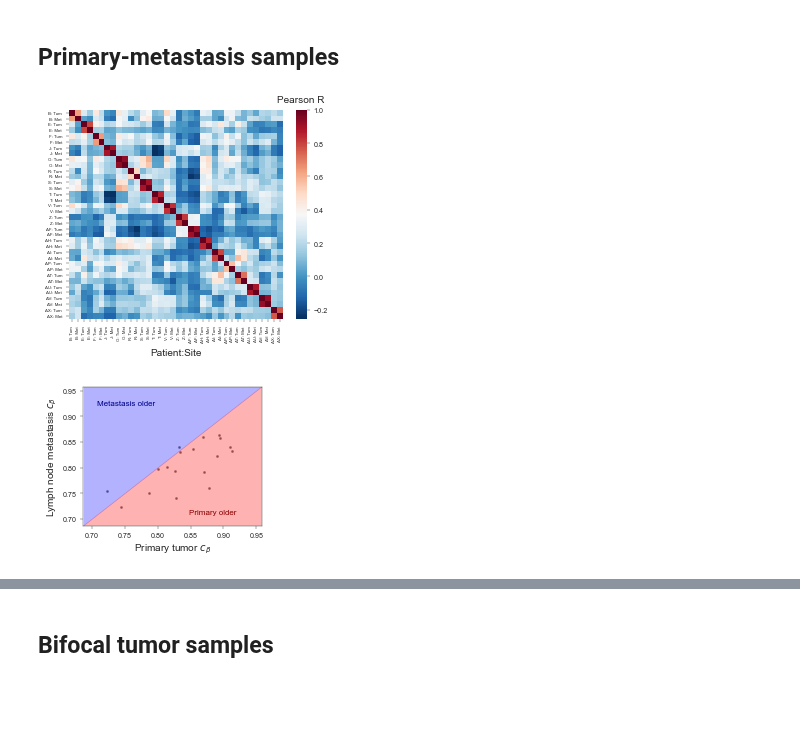
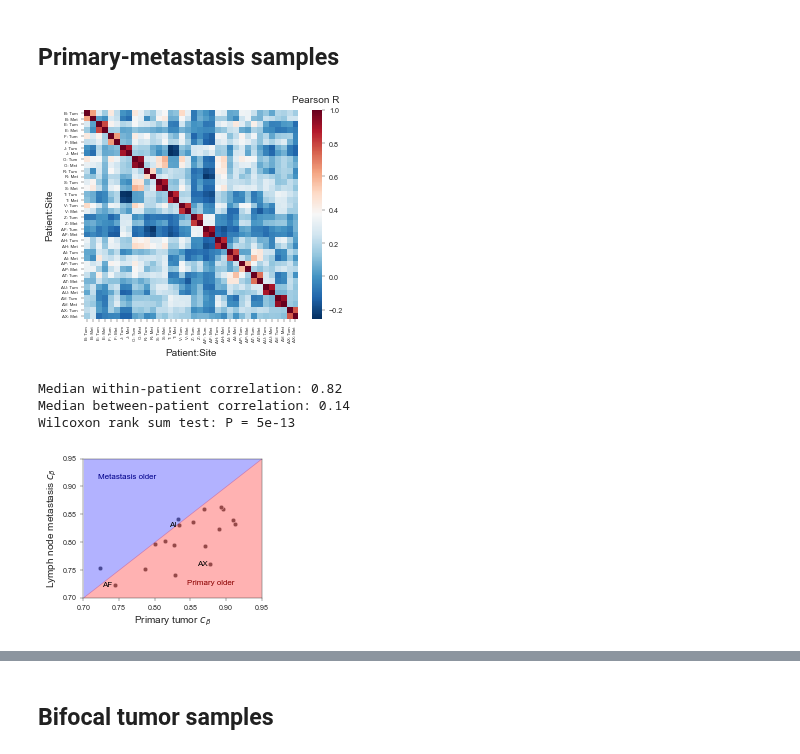
Before and after one commit to danmonyak/EpiClockInvasiveBRCA, a Jupyter notebook: Analysis/Multi-sample.ipynb, the cells around one changed output, grey strips where cells are left out. Cells and saved outputs as stored; diff of their text form; code cells hidden in the pictures; blank space fills up the shorter version.

```diff
--- a/Analysis/Multi-sample.ipynb
+++ b/Analysis/Multi-sample.ipynb
@@ -62,27 +63,59 @@ correlation_df = correlation_df.rename(columns=GSM_to_heatmap_label_mapper).rena
 # %%
 fig, ax = plt.subplots(figsize=square_figsize * 2.4 * sf)
 
 cmap = colormaps['RdBu'].reversed()
 cmap.set_bad('lightgray', 1.)
 sns.heatmap(ax=ax, data=correlation_df, cmap=cmap, cbar_kws={'label':'Pearson R'})
 cbar_ax = ax.figure.axes[-1]
 cbar_ax.yaxis.label.set_size(labelfontsize * sf)
 cbar_ax.tick_params(labelsize=ticksfontsize * sf, width=sf, length=8 * sf)
 
 cbar_ax.set_ylabel(cbar_ax.get_ylabel(), rotation=0)
 cbar_ax.yaxis.set_label_coords(0.4, 1.07)
 
-# ax.set_title('Cohort T4 Intrapatient Methylation Correlation of Primary Tumors and Metastases', fontsize=labelfontsize * sf)
 ax.set_xlabel('Patient:Site', fontsize=labelfontsize * sf)
+ax.set_ylabel('Patient:Site', fontsize=labelfontsize * sf)
 ax.xaxis.set_label_coords(0.5, -0.14)
+ax.yaxis.set_label_coords(-0.14, 0.5)
+
 ax.tick_params(axis='both', labelsize=ticksfontsize * 0.6 * sf, width=sf, length=8 * sf)
 ticks = np.sort(np.concatenate([ax.get_xticks(), ax.get_xticks() + 1]))
 ax.set_xticks(ticks, correlation_df.index)
 ax.set_yticks(ticks, correlation_df.index)
 
 fig.savefig(os.path.join(figure_outdir, 'prim-met_heatmap.pdf'), format='pdf', pad_inches=0.1)
 # %% [output]
-[figure, old version]
+[figure, new version]
+# %%
+## Significant difference between between-patient correlations and same-patient correlations
+
+same_patient_r = []
+diff_patient_r = []
+
+samples = correlation_df.index
+n_samps = len(samples)
+for i in range(n_samps - 1):
+    samp_i = samples[i]
+    patient_i = samp_i.split(':')[0]
+    for j in range(i + 1, n_samps):
+        samp_j = samples[j]
+        patient_j = samp_j.split(':')[0]
+        rvalue = correlation_df.loc[samp_i, samp_j]
+
+        if patient_i == patient_j:
+            same_patient_r.append(rvalue)
+        else:
+            diff_patient_r.append(rvalue)
+
+pvalue = epi_util.ranksums(same_patient_r, diff_patient_r).pvalue
+
+print(f'Median within-patient correlation: {np.median(same_patient_r):.2f}')
+print(f'Median between-patient correlation: {np.median(diff_patient_r):.2f}')
+print(f'Wilcoxon rank sum test: P = {pvalue:.0e}')
+# %% [output]
+Median within-patient correlation: 0.82
+Median between-patient correlation: 0.14
+Wilcoxon rank sum test: P = 5e-13
 # %%
 c_beta = 1 - beta_values['Reyngold'].std(axis=0)
 c_beta_table_by_patient = sample_map['Reyngold'].reset_index().pivot(index='unique patient id', columns='sample type', values='index')
@@ -93,11 +126,12 @@ c_beta_table_by_patient = c_beta_table_by_patient.loc[patients_bothSamplesPure['
 
 fig, ax = plt.subplots(figsize=square_figsize * 1.6 * sf)
 
-pts_range = (c_beta_table_by_patient.min().min()*0.95, c_beta_table_by_patient.max().max()*1.05)
+# pts_range = (c_beta_table_by_patient.min().min()*0.95, c_beta_table_by_patient.max().max()*1.05)
+pts_range = (0.7, 0.95)
 pts_arr = np.linspace(pts_range[0], pts_range[1], 100)
 
 sns.scatterplot(ax=ax, data=c_beta_table_by_patient, x='primary tumor', y='lymph node metastasis', color='dimgray',
-               s=50 * sf**2)
+               s=s * sf)
 
 ax.set_xlim(pts_range[0], pts_range[1])
 ax.set_ylim(pts_range[0], pts_range[1])
@@ -116,6 +150,13 @@ ax.text(pts_range[1]*0.96, pts_range[0]*1.03, 'Primary older',
         ha="right", va="bottom", fontfamily='sans-serif', color='darkred',
         fontsize=labelfontsize * 0.8 * sf)
 
-plt.savefig(os.path.join(figure_outdir, 'prim-met_age_comparison.pdf'), format='pdf', pad_inches=0.1)
+for patient in ['AF', 'AX', 'AI']:
+    xpos = c_beta_table_by_patient.loc[patient, 'primary tumor']
+    ypos = c_beta_table_by_patient.loc[patient, 'lymph node metastasis']
+    ax.text(xpos-0.003, ypos, patient,
+            ha="right", va="center", fontfamily='sans-serif', color='black',
+            fontsize=labelfontsize * 0.8 * sf)
+
+fig.savefig(os.path.join(figure_outdir, 'prim-met_age_comparison.pdf'), format='pdf', pad_inches=0.1)
 # %% [output]
-[figure, old version]
+[figure, new version]
```
Also changed, not shown: parts of 16 cells of this notebook, 19 other files.
